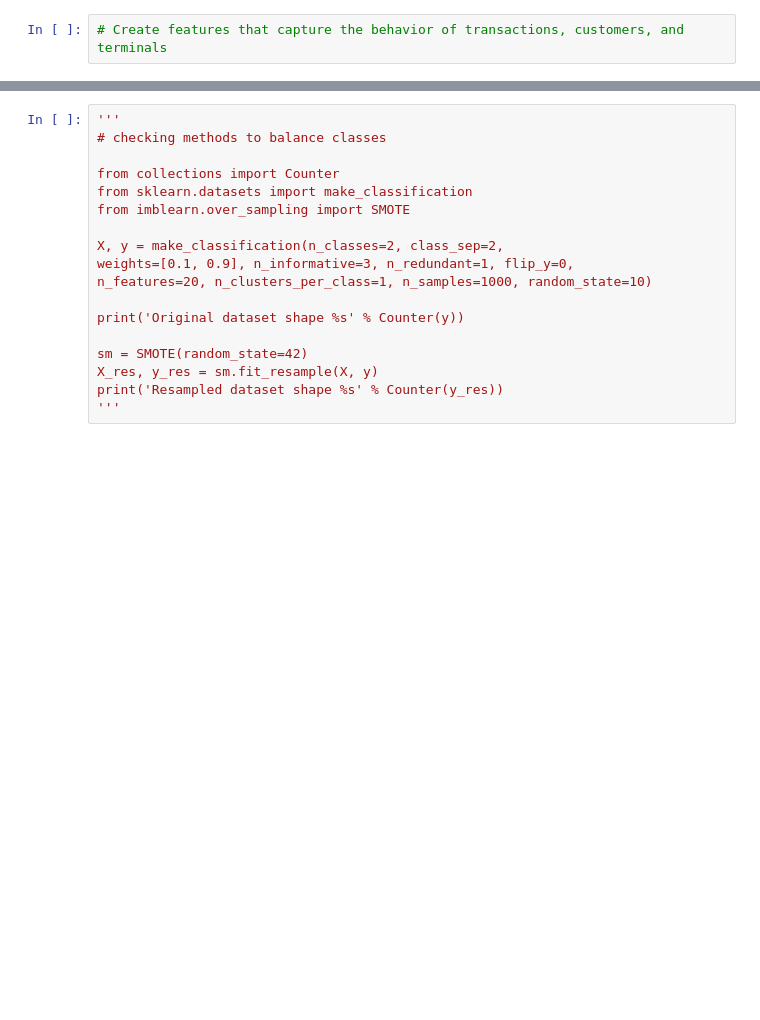
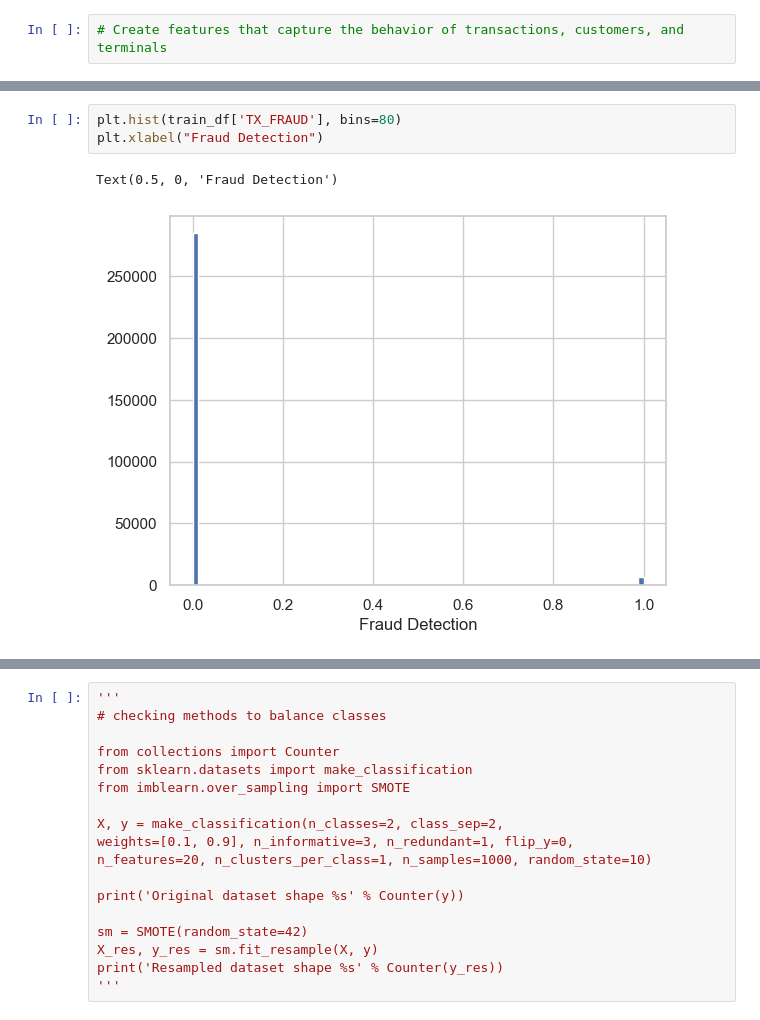
Before and after one commit to JuanS286/CreditCardFraudDetection, a Jupyter notebook: CreditCardFraudDetection.ipynb, the cells around one changed output, grey strips where cells are left out. Saved outputs shown, nothing was run; the diff lists cells and outputs as text; blank space fills up the shorter version.

```diff
--- a/CreditCardFraudDetection.ipynb
+++ b/CreditCardFraudDetection.ipynb
@@ -430,0 +426,6 @@ memory usage: 37.8+ MB
+# %%
+plt.hist(train_df['TX_FRAUD'], bins=80)
+plt.xlabel("Fraud Detection")
+# %% [output]
+Text(0.5, 0, 'Fraud Detection')
+[figure, added]
```
Also changed, not shown: parts of 11 cells of this notebook.
